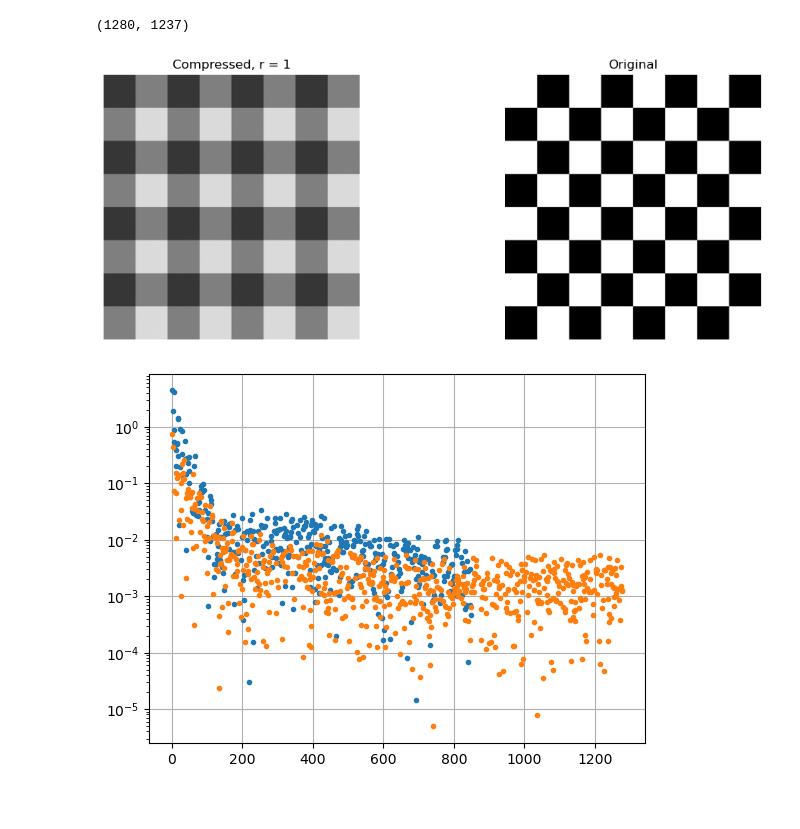
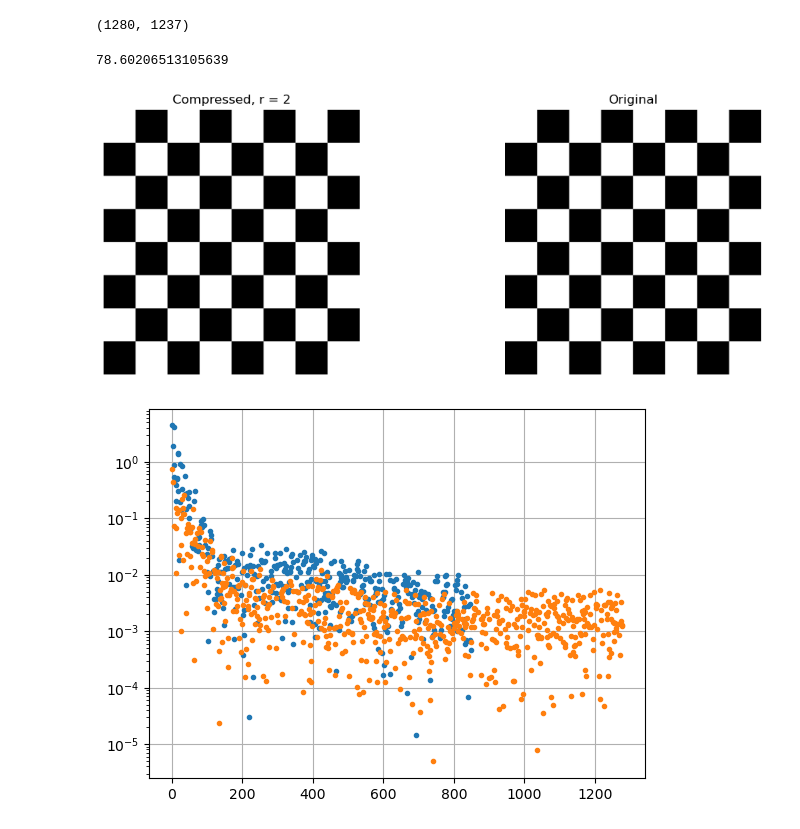
Before and after one commit to johnmagj/MAT4110, a Jupyter notebook: Oblig2/Oblig2.ipynb, the cells around one changed output. Saved outputs shown, nothing was run; the diff lists cells and outputs as text; code cells hidden in the pictures.

```diff
--- a/Oblig2/Oblig2.ipynb
+++ b/Oblig2/Oblig2.ipynb
@@ -30,15 +46,13 @@ img1 = img1.astype(np.float64)/255  # Turn entries to float numbers and normaliz
 img2 = img2.astype(np.float64)/255
 img3 = img3.astype(np.float64)/255
 # %%
-def compress_svd_plot(img_gray_normzd, r):
-    """Compress normalized grayscale image using SVD, then plot given a number of singular values.
-     Take img_gray_normzd, and number of singular values r.
+def compress_svd_plot(img_gray_normzd, U, S, VT, r):
+    """Compress normalized grayscale image using SVD using the r first singular values, then plot.
+     Take img_gray_normzd and the decomposition factors U, S, VT, and number r.
      Plot compressed and original image next to each other.
      Return nothing."""
-    U, S, VT = np.linalg.svd(img_gray_normzd)
-    S = np.diag(S)  # Turn the 1D singular values into an 2D array, diagonal matrix, holding the singular values.
-
-    img_comp = U[:, :r] @ S[:r, :r] @ VT[:r, :] # Slice away the columns of U and rows of VT, corresponding to r, such that we obtain the shapes: (m x r)(r x r)(r x n)
+    # Slice away the columns of U and rows of VT, corresponding to r, such that we obtain the shapes: (m x r)(r x r)(r x n)
+    img_comp = U[:, :r] @ S[:r, :r] @ VT[:r, :]
 
     fig, (ax1, ax2) = plt.subplots(nrows=1, ncols=2, figsize=(12, 4))
     ax1.imshow(img_comp, cmap="gray")
@@ -83,3 +70,4 @@ print(img3)
 # %%
 U1, S1, VT1 = np.linalg.svd(img1)
+S1 = np.diag(S1)    # Turning 1D array S into an diagonal matrix
 # %%
@@ -110,9 +101,13 @@ plt.close()
 img1.shape
 # %% [output]
 (1280, 1237)
+# %%
+r_max(img1.shape[0], img1.shape[1])
+# %% [output]
+78.60206513105639
 # %%
-compress_svd_plot(img1, 1)
+compress_svd_plot(img1, U1, S1, VT1, r=2)
 # %% [output]
-[figure, old version]
+[figure, new version]
 # %%
 U2, S2, VT2 = np.linalg.svd(img2)
```
Also changed, not shown: parts of 18 cells of this notebook.
